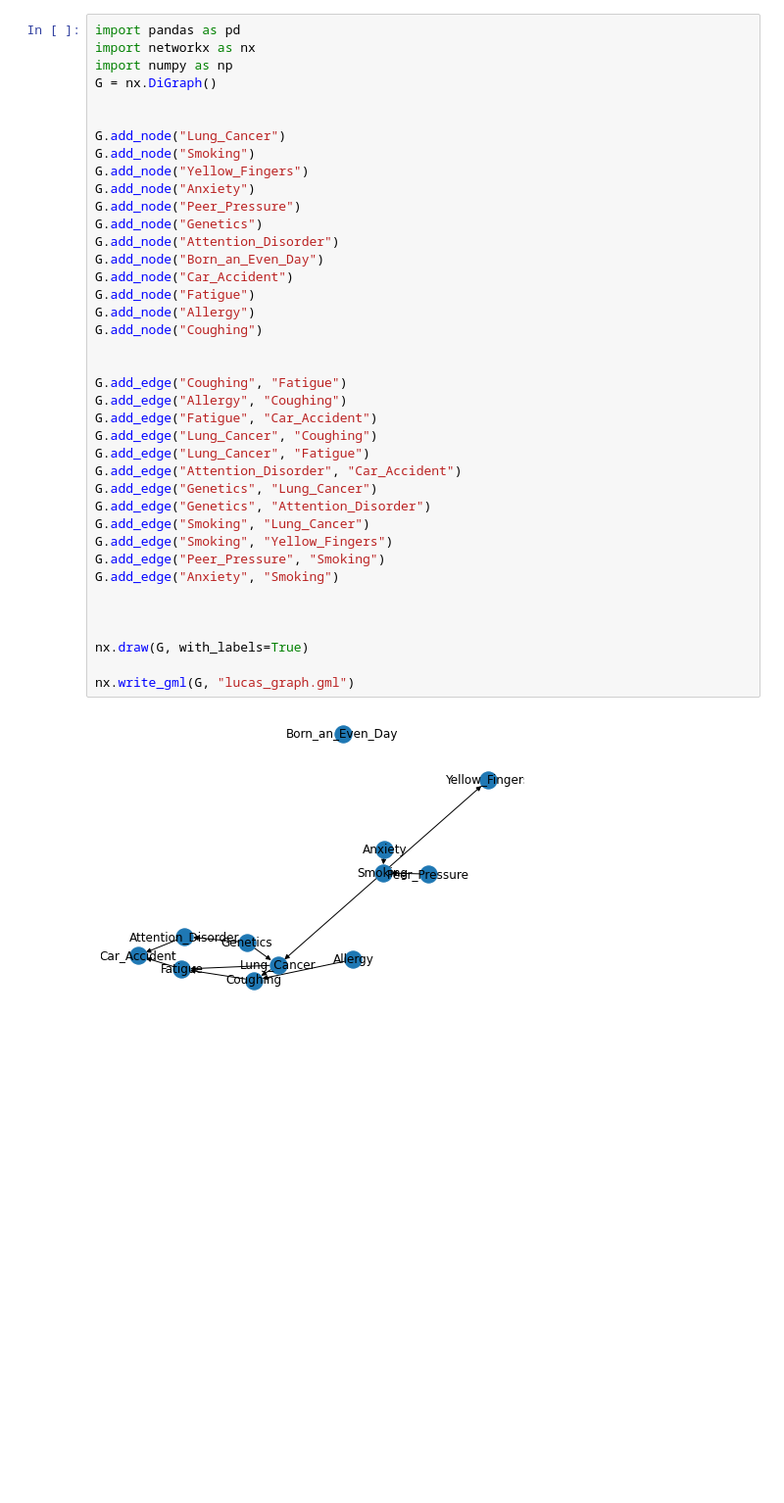
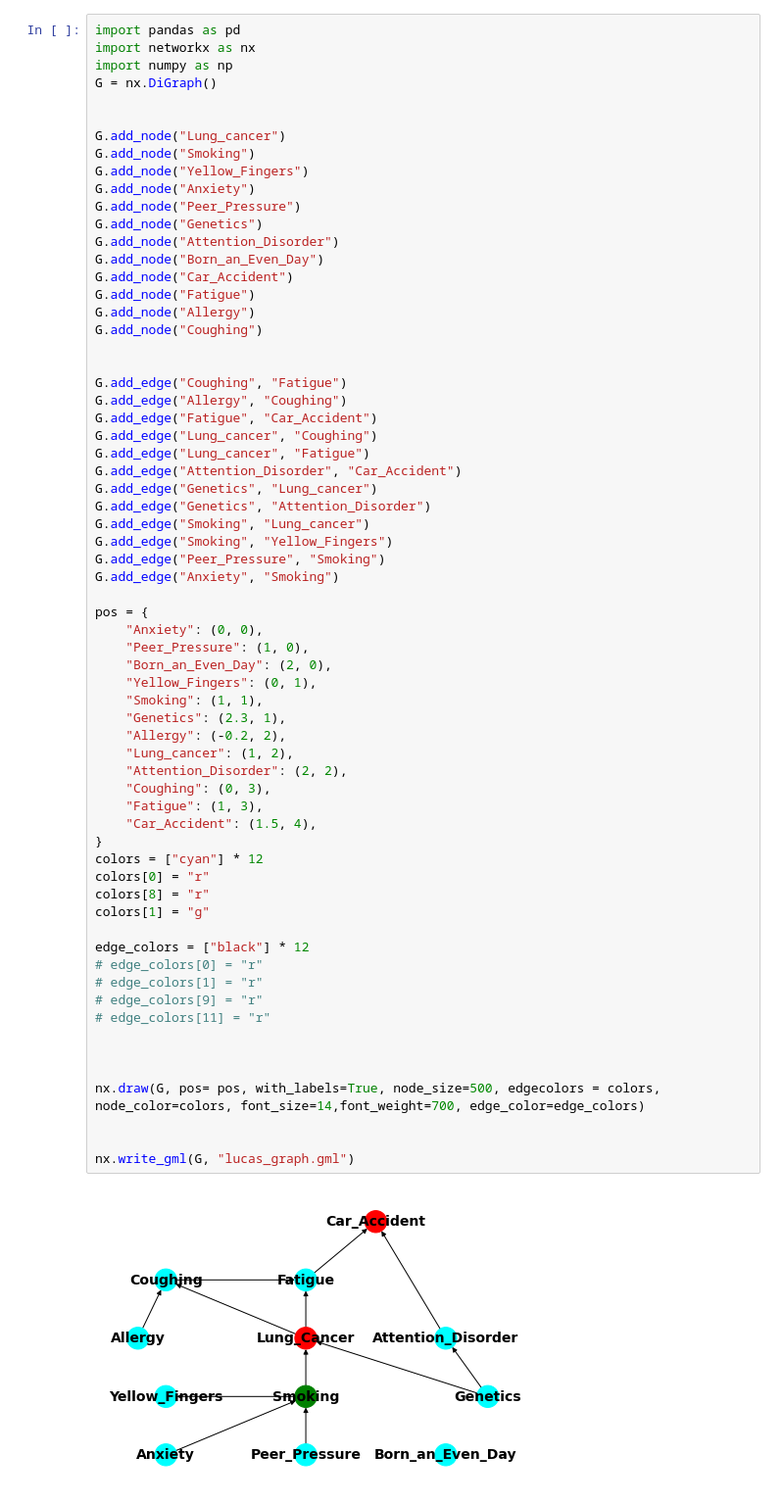
Before and after one commit to DrKomodo/cds_project, a Jupyter notebook: construct_graph.ipynb, the cells around one changed output. Shown at 98% size. Drawn from its saved outputs; the diff is of its cells as text; blank space fills up the shorter version.

```diff
--- a/construct_graph.ipynb
+++ b/construct_graph.ipynb
@@ -5,37 +5,63 @@ import numpy as np
 G = nx.DiGraph()
 
 
-G.add_node("Lung_Cancer")
+G.add_node("Lung_cancer")
 G.add_node("Smoking")
 G.add_node("Yellow_Fingers")
 G.add_node("Anxiety")
 G.add_node("Peer_Pressure")
 G.add_node("Genetics")
 G.add_node("Attention_Disorder")
 G.add_node("Born_an_Even_Day")
 G.add_node("Car_Accident")
 G.add_node("Fatigue")
 G.add_node("Allergy")
 G.add_node("Coughing")
 
 
 G.add_edge("Coughing", "Fatigue")
 G.add_edge("Allergy", "Coughing")
 G.add_edge("Fatigue", "Car_Accident")
-G.add_edge("Lung_Cancer", "Coughing")
-G.add_edge("Lung_Cancer", "Fatigue")
+G.add_edge("Lung_cancer", "Coughing")
+G.add_edge("Lung_cancer", "Fatigue")
 G.add_edge("Attention_Disorder", "Car_Accident")
-G.add_edge("Genetics", "Lung_Cancer")
+G.add_edge("Genetics", "Lung_cancer")
 G.add_edge("Genetics", "Attention_Disorder")
-G.add_edge("Smoking", "Lung_Cancer")
+G.add_edge("Smoking", "Lung_cancer")
 G.add_edge("Smoking", "Yellow_Fingers")
 G.add_edge("Peer_Pressure", "Smoking")
 G.add_edge("Anxiety", "Smoking")
 
+pos = {
+    "Anxiety": (0, 0),
+    "Peer_Pressure": (1, 0),
+    "Born_an_Even_Day": (2, 0),
+    "Yellow_Fingers": (0, 1),
+    "Smoking": (1, 1),
+    "Genetics": (2.3, 1),
+    "Allergy": (-0.2, 2),
+    "Lung_cancer": (1, 2),
+    "Attention_Disorder": (2, 2),
+    "Coughing": (0, 3),
+    "Fatigue": (1, 3),
+    "Car_Accident": (1.5, 4),
+}
+colors = ["cyan"] * 12
+colors[0] = "r"
+colors[8] = "r"
+colors[1] = "g"
+
+edge_colors = ["black"] * 12
+# edge_colors[0] = "r"
+# edge_colors[1] = "r"
+# edge_colors[9] = "r"
+# edge_colors[11] = "r"
 
 
-nx.draw(G, with_labels=True)
+
+nx.draw(G, pos= pos, with_labels=True, node_size=500, edgecolors = colors, node_color=colors, font_size=14,font_weight=700, edge_color=edge_colors)
+
 
 nx.write_gml(G, "lucas_graph.gml")
 # %% [output]
-[figure, old version]
+[figure, new version]
```
Also changed, not shown: parts of 1 cell of this notebook, 7 other files.
